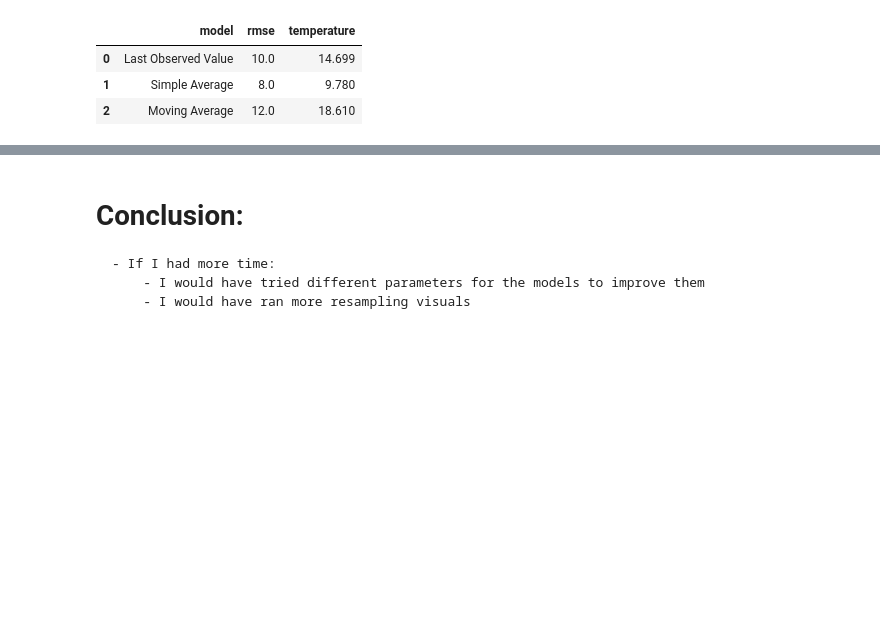
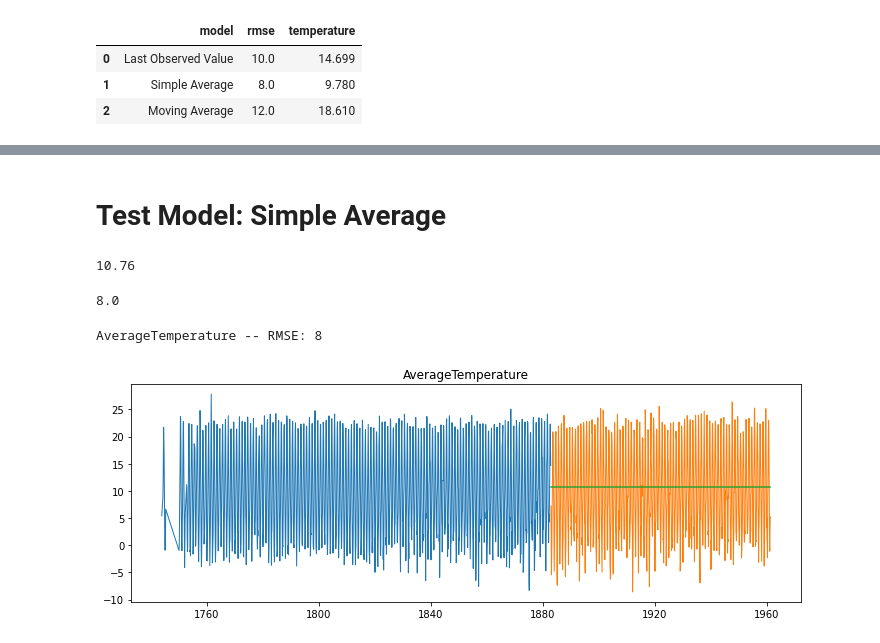
Before and after one commit to LinhQuach13/time-series-exercises, a Jupyter notebook: MajorCityTemps.ipynb, the cells around one changed output, grey strips where cells are left out. Saved outputs shown, nothing was run; the diff lists cells and outputs as text; code cells hidden in the pictures; blank space fills up the shorter version.

```diff
--- a/MajorCityTemps.ipynb
+++ b/MajorCityTemps.ipynb
@@ -528,5 +528,24 @@ model_df
-# %% [markdown]
-# Conclusion:
-    - If I had more time:
-        - I would have tried different parameters for the models to improve them
-        - I would have ran more resampling visuals
+# %% [markdown]
+# Test Model: Simple Average
+# %%
+# Temp: establishing the value of the prediction we will make
+temp_sa_test = round(test['AverageTemperature'].mean(), 2)
+temp_sa_test
+# %% [output]
+10.76
+# %%
+#Using predictions function
+yhat_df_sa_test = make_predictions(temp_sa_test)
+# %%
+#Finding rmse using evaluation function
+rmse_sa_test= evaluate(yhat_df_sa_test, 'AverageTemperature')
+
+rmse_sa_test
+# %% [output]
+8.0
+# %%
+#Visualize it
+plot_and_eval(yhat_df_sa_test, 'AverageTemperature')
+# %% [output]
+AverageTemperature -- RMSE: 8
+[figure, added]
```
Also changed, not shown: parts of 15 cells of this notebook.
